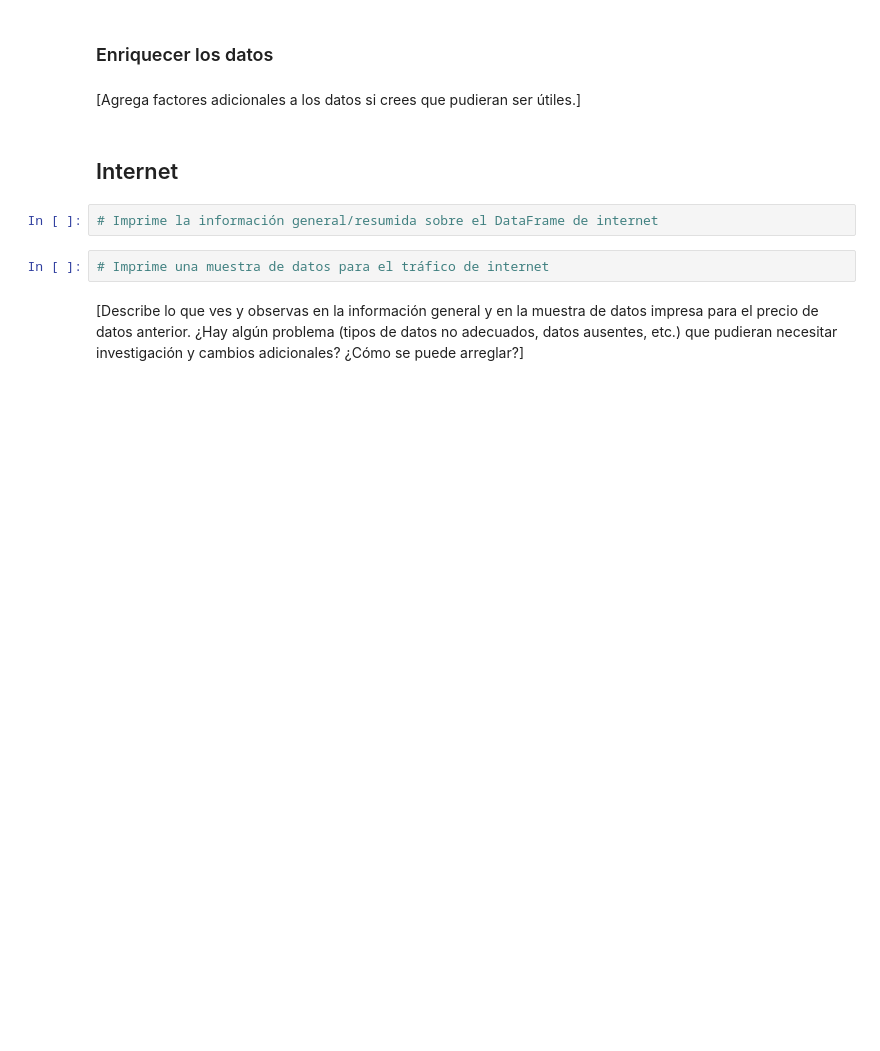
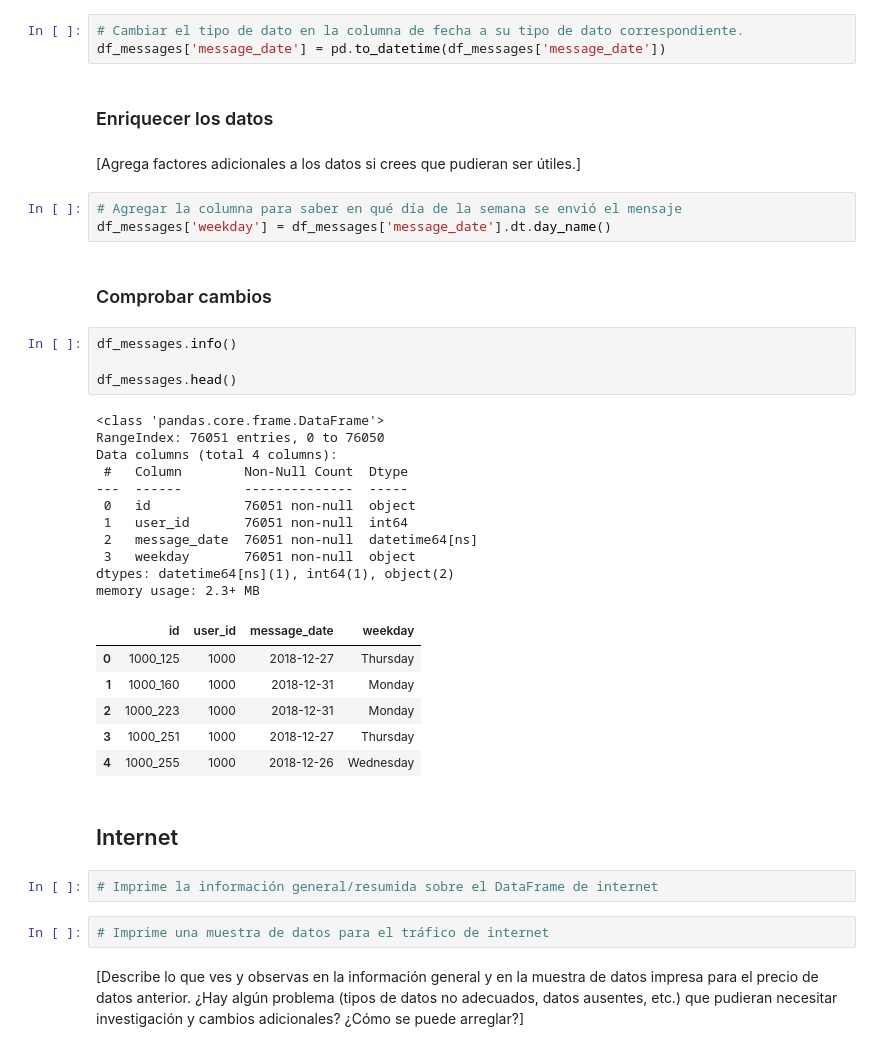
Before and after one commit to RulasBoy/TripleTen-Bootcamp, a Jupyter notebook: Sprint 5/notebook.ipynb, the cells around one changed output. Cells and saved outputs as stored; diff of their text form; blank space fills up the shorter version.

Commit message:
Corrección df mensajes

```diff
--- a/Sprint 5/notebook.ipynb
+++ b/Sprint 5/notebook.ipynb
@@ -321,10 +362,40 @@ memory usage: 5.3+ MB
 ### Corregir los datos
 # %% [markdown]
 [Corrige los problemas obvios con los datos basándote en las observaciones iniciales.]
+# %%
+# Cambiar el tipo de dato en la columna de fecha a su tipo de dato correspondiente.
+df_messages['message_date'] = pd.to_datetime(df_messages['message_date'])
 # %% [markdown]
 ### Enriquecer los datos
 # %% [markdown]
 [Agrega factores adicionales a los datos si crees que pudieran ser útiles.]
+# %%
+# Agregar la columna para saber en qué día de la semana se envió el mensaje
+df_messages['weekday'] = df_messages['message_date'].dt.day_name()
+# %% [markdown]
+### Comprobar cambios
+# %%
+df_messages.info()
+
+df_messages.head()
+# %% [output]
+<class 'pandas.core.frame.DataFrame'>
+RangeIndex: 76051 entries, 0 to 76050
+Data columns (total 4 columns):
+ #   Column        Non-Null Count  Dtype
+---  ------        --------------  -----
+ 0   id            76051 non-null  object
+ 1   user_id       76051 non-null  int64
+ 2   message_date  76051 non-null  datetime64[ns]
+ 3   weekday       76051 non-null  object
+dtypes: datetime64[ns](1), int64(1), object(2)
+memory usage: 2.3+ MB
+|  | id | user_id | message_date | weekday |
+| 0 | 1000_125 | 1000 | 2018-12-27 | Thursday |
+| 1 | 1000_160 | 1000 | 2018-12-31 | Monday |
+| 2 | 1000_223 | 1000 | 2018-12-31 | Monday |
+| 3 | 1000_251 | 1000 | 2018-12-27 | Thursday |
+| 4 | 1000_255 | 1000 | 2018-12-26 | Wednesday |
 # %% [markdown]
 ## Internet
 # %%
```
Also changed, not shown: parts of 6 cells of this notebook.
